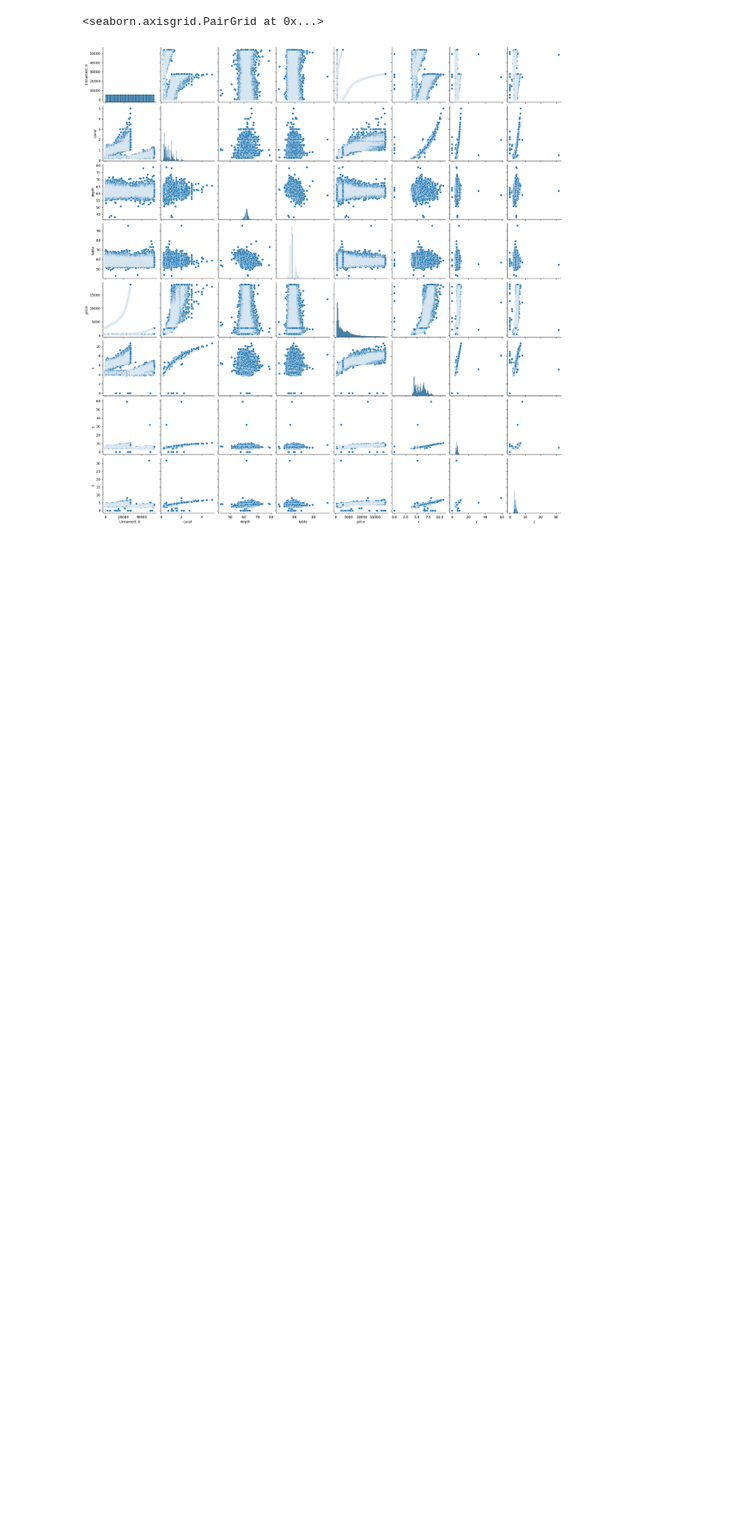
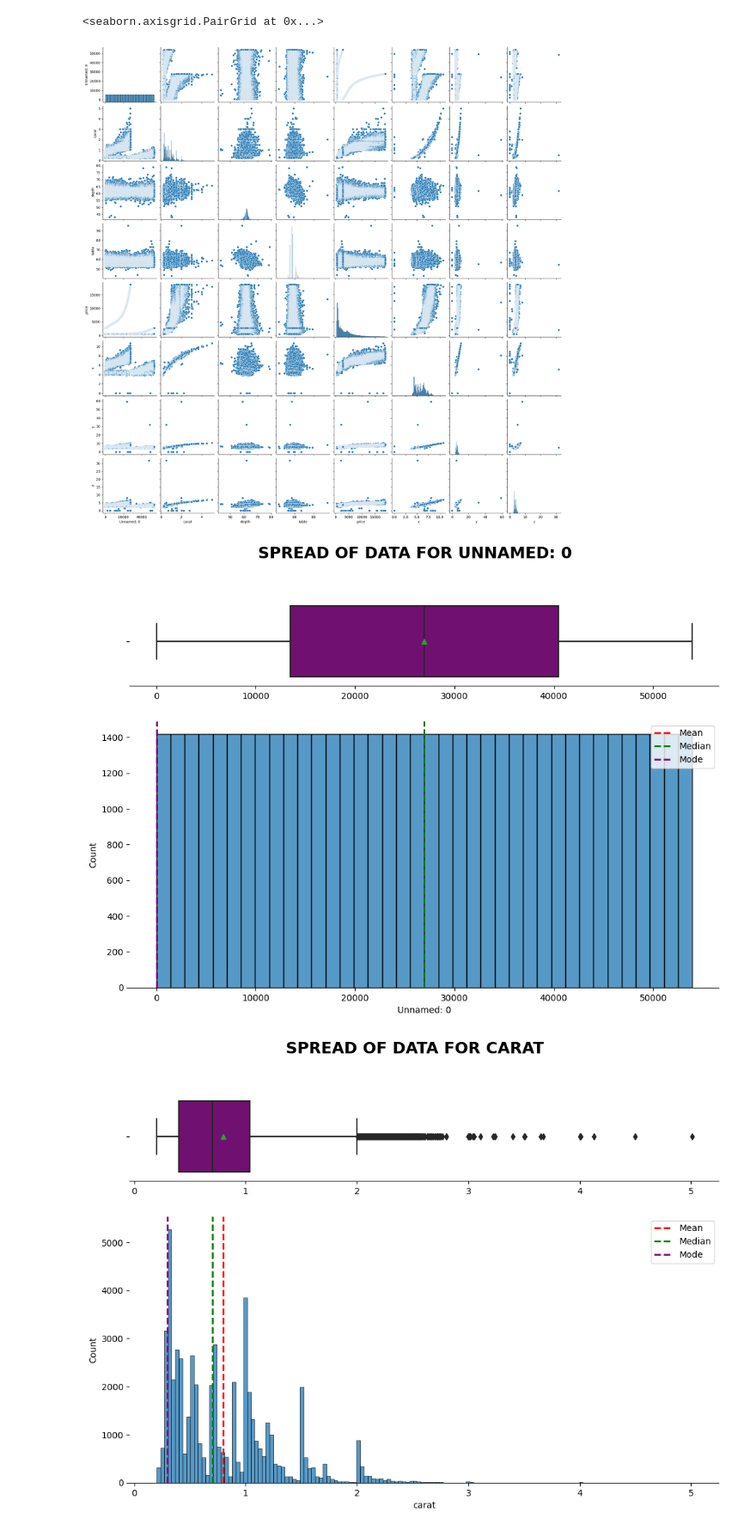
Before and after one commit to aryanrada/data-visualization-project, a Jupyter notebook: Diamonds_analysis/analysis.ipynb, the cells around one changed output. Shown at 86% size. Saved outputs shown, nothing was run; the diff lists cells and outputs as text; code cells hidden in the pictures; blank space fills up the shorter version.

```diff
--- a/Diamonds_analysis/analysis.ipynb
+++ b/Diamonds_analysis/analysis.ipynb
@@ -76,3 +77,32 @@ sns.pairplot(data)
 # %% [output]
 <seaborn.axisgrid.PairGrid at 0x...>
 [figure]
+# %%
+def hist(data):
+
+    Name = data.name.upper()
+
+    fig1, (ax1, ax2) = plt.subplots(2, 1, gridspec_kw = {"height_ratios": (.25, .75)}, figsize=(12, 8))
+
+    mean = data.mean()
+    median = data.median()
+    mode = data.mode().to_list()[0]
+
+    fig1.suptitle('SPREAD OF DATA FOR ' + Name, fontsize=18, fontweight='bold')
+
+    sns.boxplot(x=data, ax=ax1, showmeans=True, color='purple', orient='h')
+    ax1.set(xlabel='')
+
+    sns.histplot(x= data, ax=ax2, palette='gist_rainbow_r')
+    sns.despine(top=True, right=True, left=True)
+    ax2.axvline(mean, color='r', linestyle='--', linewidth=2)
+    ax2.axvline(median, color='g', linestyle='--', linewidth=2)
+    ax2.axvline(mode, color='purple', linestyle='--', linewidth=2)
+    plt.legend({'Mean':mean, 'Median':median, 'Mode':mode})
+# %%
+num = data.select_dtypes([np.number]).columns.to_list()
+for i in range(len(num)):
+    hist(data[num[i]])
+# %% [output]
+[figure, added]
+[figure, added]
```
Also changed, not shown: parts of 2 cells of this notebook.
